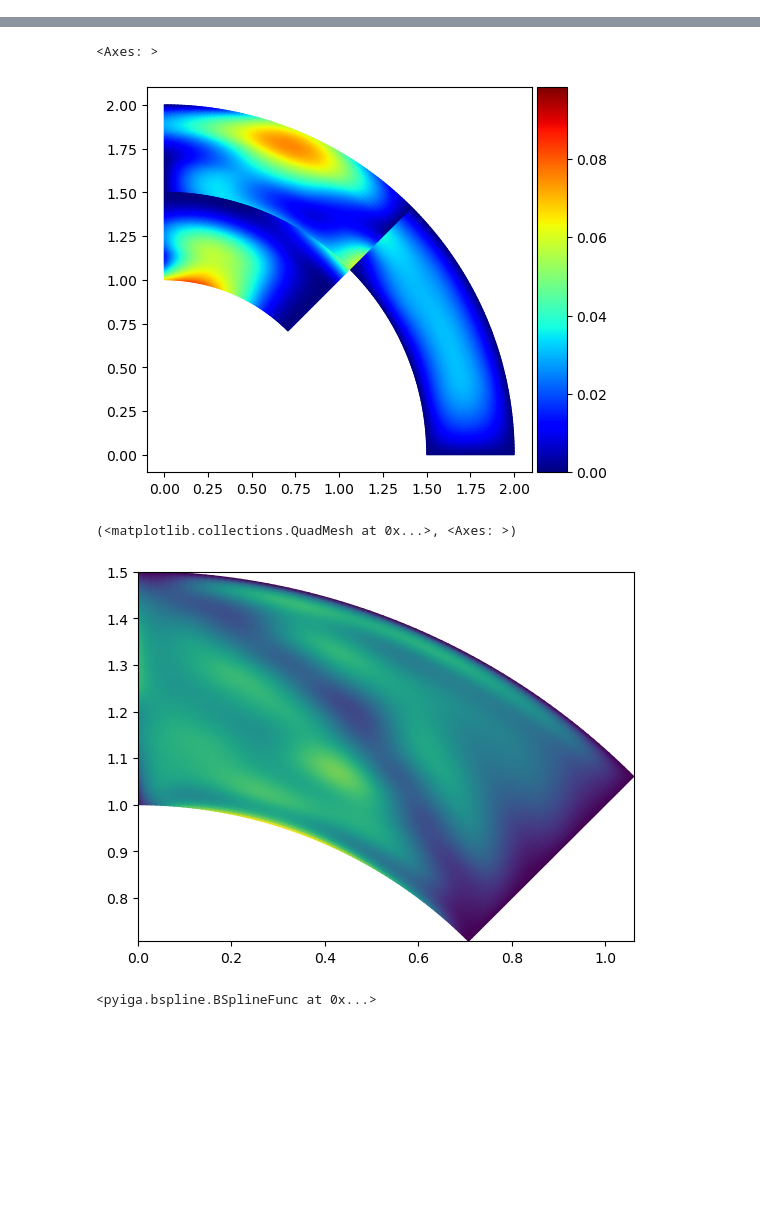
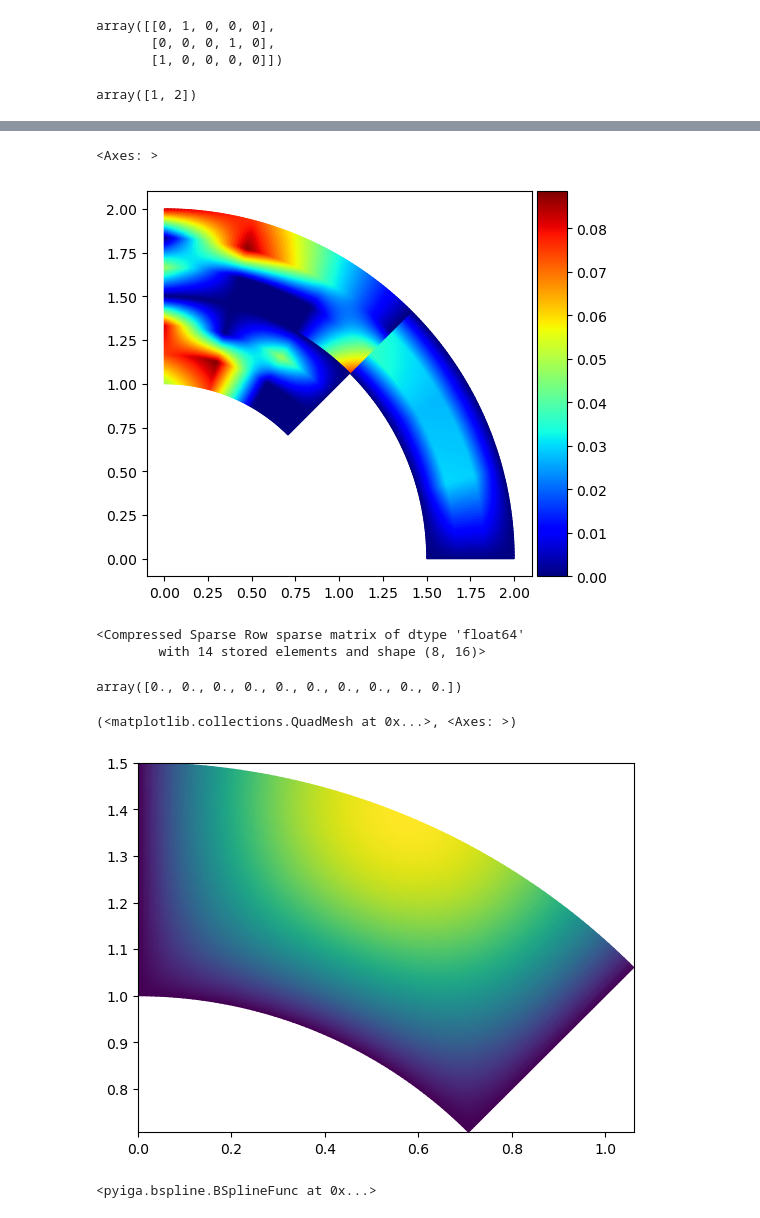
Before and after one commit to c-f-h/pyiga, a Jupyter notebook: notebooks/LshapeQuarterAnullus.ipynb, the cells around one changed output, grey strips where cells are left out. Cells and saved outputs as stored; diff of their text form; code cells hidden in the pictures; blank space fills up the shorter version.

```diff
--- a/notebooks/LshapeQuarterAnullus.ipynb
+++ b/notebooks/LshapeQuarterAnullus.ipynb
@@ -40,7 +40,7 @@ def LshapeAnullus(deg, N, k=1):
     geos = [
         geometry.annulus(r1=1.5, r2=2, phi = np.pi/4),
         geometry.annulus(r1=1.5, r2=2, phi = np.pi/4).rotate_2d(angle=np.pi/4),
-        geometry.annulus(r1=1.0, r2=1.5, phi = np.pi/4).rotate_2d(angle=np.pi/4)
+        geometry.annulus(r1=1.0, r2=1.5, phi = np.pi/4).rotate_2d(angle=np.pi/4),
     ]
 
     patches = [(k, g) for k, g in zip(kvs,geos)]
@@ -64,3 +71,13 @@ def uy(x,y):
+# %%
+X.toarray()
+# %% [output]
+array([[0, 1, 0, 0, 0],
+       [0, 0, 0, 1, 0],
+       [1, 0, 0, 0, 0]])
+# %%
+inv[np.array([3,0])]
+# %% [output]
+array([1, 2])
 # %%
 degs = (2,3,5,8)
 maxpatches =(1500,1500,1500,1200)
@@ -229,7 +246,9 @@ Basis setup took 0.06085395812988281 seconds
 pcg with preconditioned condition number κ ~ 22.63 stopped after 31 iterations with relres 7.072e-07 after 73.8 seconds.
 Error Estimator: 1.01e-06
 # %%
-M = LshapeAnullus(2,3,1)
+M = LshapeAnullus(1,3,1)
+dir_data={0:0}
+f=1
 #M.outer_boundaries[0].remove((1,(0,0)))
 IMap = ieti.IetiMapper(M, dir_data=dir_data, subspace='C0', elim=1)
 
@@ -244,8 +263,9 @@ F, b = I.SchurComplement(), I.RHSforSchurComplement()
 
 lam, it, min_eig, max_eig, r = solvers.pcg(F, b, x0=None, maxiter=2000, P=1, output=1, rtol=1e-6, atol=1e-12)
 
-uh = I.constructSolutionFromLagrangeMultipliers(lam)
-uh = np.concatenate(IMap.completeDirichlet(uh))
+uh_p = I.constructSolutionFromLagrangeMultipliers(lam)#
+uh_p = IMap.completeDirichlet(uh_p)
+uh = np.concatenate(uh_p)
 if IMap.elim:
     uh = IMap.Basis_loc_global@uh
 
@@ -257,12 +277,22 @@ pcg with preconditioned condition number κ ~ 13.38 stopped after 21 iterations
 <Axes: >
-[figure, old version]
+[figure, new version]
+# %%
+sum([IMap.Bk[p]@IMap.Basis_loc[p] for p in range(3)])
+# %% [output]
+<Compressed Sparse Row sparse matrix of dtype 'float64'
+        with 14 stored elements and shape (8, 16)>
+# %%
+p=2
+uh_p[p][IMap.fixed_idx[p]]
+# %% [output]
+array([0., 0., 0., 0., 0., 0., 0., 0., 0., 0.])
 # %%
 p=2
 u_p = IMap.BCRestr[p].complete(np.linalg.inv(A[p].toarray())@RHS[p])
 vis.plot_field(bspline.BSplineFunc(IMap.mesh.kvs[p],u_p), geo=IMap.mesh.geos[p])
 # %% [output]
 (<matplotlib.collections.QuadMesh at 0x...>, <Axes: >)
-[figure, old version]
+[figure, new version]
 # %%
 
 bspline.BSplineFunc(IMap.mesh.kvs[p],u_p)
```
Also changed, not shown: parts of 3 cells of this notebook, 3 other files.
